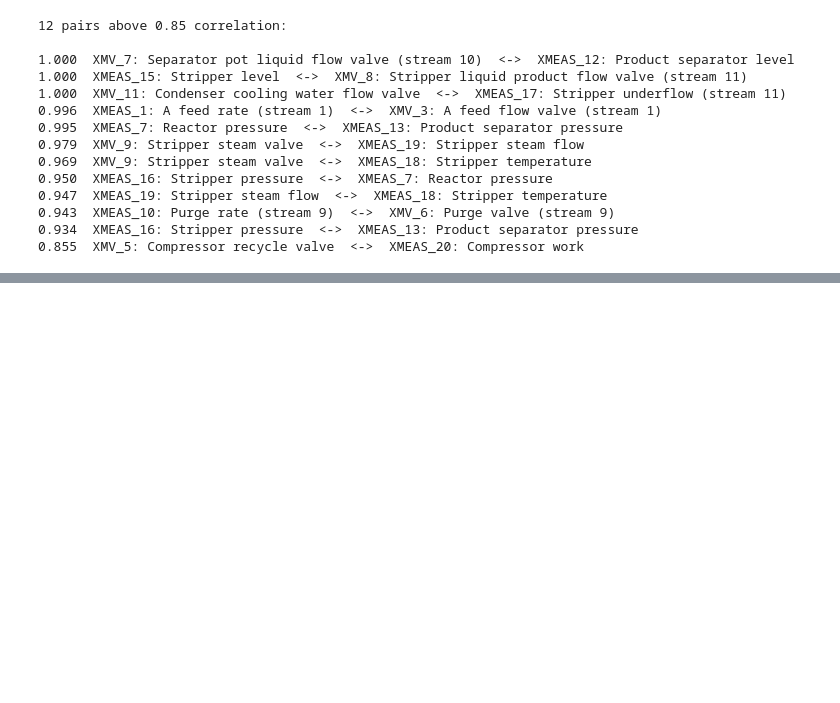
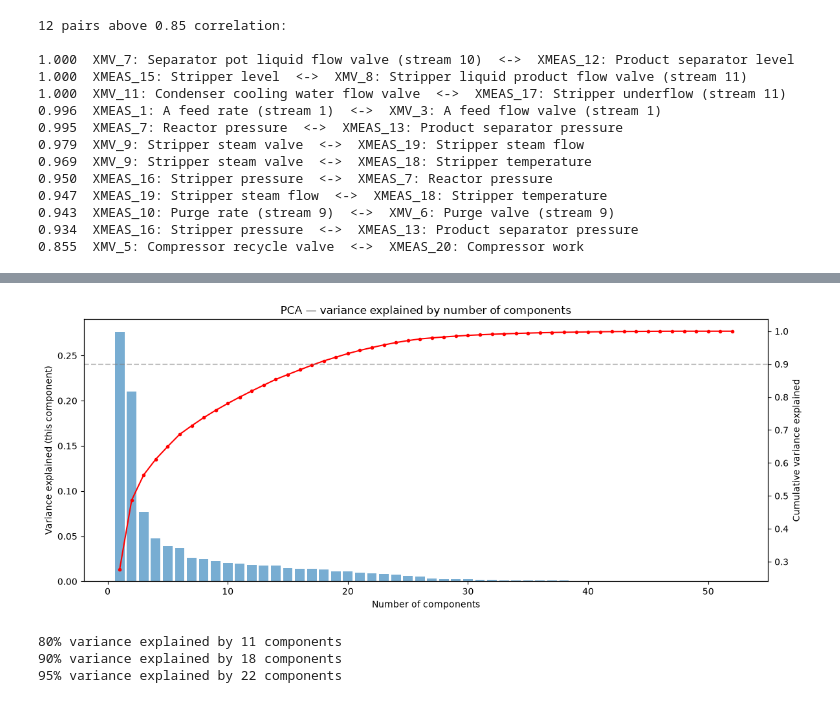
Before and after one commit to BoniYu/tep-fault-detection, a Jupyter notebook: notebooks/eda.ipynb, the cells around one changed output, grey strips where cells are left out. Cells and saved outputs as stored; diff of their text form; code cells hidden in the pictures; blank space fills up the shorter version.

```diff
--- a/notebooks/eda.ipynb
+++ b/notebooks/eda.ipynb
@@ -224,0 +251,31 @@ for (var1, var2), value in strong_pairs.items():
+# %%
+pca_full = PCA()
+pca_full.fit(StandardScaler().fit_transform(train[measurement_cols]))
+
+variance_per_component = pca_full.explained_variance_ratio_
+cumulative_variance = variance_per_component.cumsum()
+
+fig, ax1 = plt.subplots(figsize=(12, 5))
+
+ax1.bar(range(1, len(variance_per_component) + 1), variance_per_component, alpha=0.6, label="Per component")
+ax1.set_xlabel("Number of components")
+ax1.set_ylabel("Variance explained (this component)")
+
+ax2 = ax1.twinx()
+ax2.plot(range(1, len(cumulative_variance) + 1), cumulative_variance, color="red", marker="o", markersize=3, label="Cumulative")
+ax2.set_ylabel("Cumulative variance explained")
+ax2.axhline(0.90, color="gray", linestyle="--", alpha=0.5)
+
+plt.title("PCA — variance explained by number of components")
+fig.tight_layout()
+plt.show()
+
+# Find how many components hit common thresholds
+for threshold in [0.80, 0.90, 0.95]:
+    n_components = (cumulative_variance >= threshold).argmax() + 1
+    print(f"{threshold:.0%} variance explained by {n_components} components")
+# %% [output]
+[figure, added]
+80% variance explained by 11 components
+90% variance explained by 18 components
+95% variance explained by 22 components
```
Also changed, not shown: parts of 1 cell of this notebook, 1 other file.
